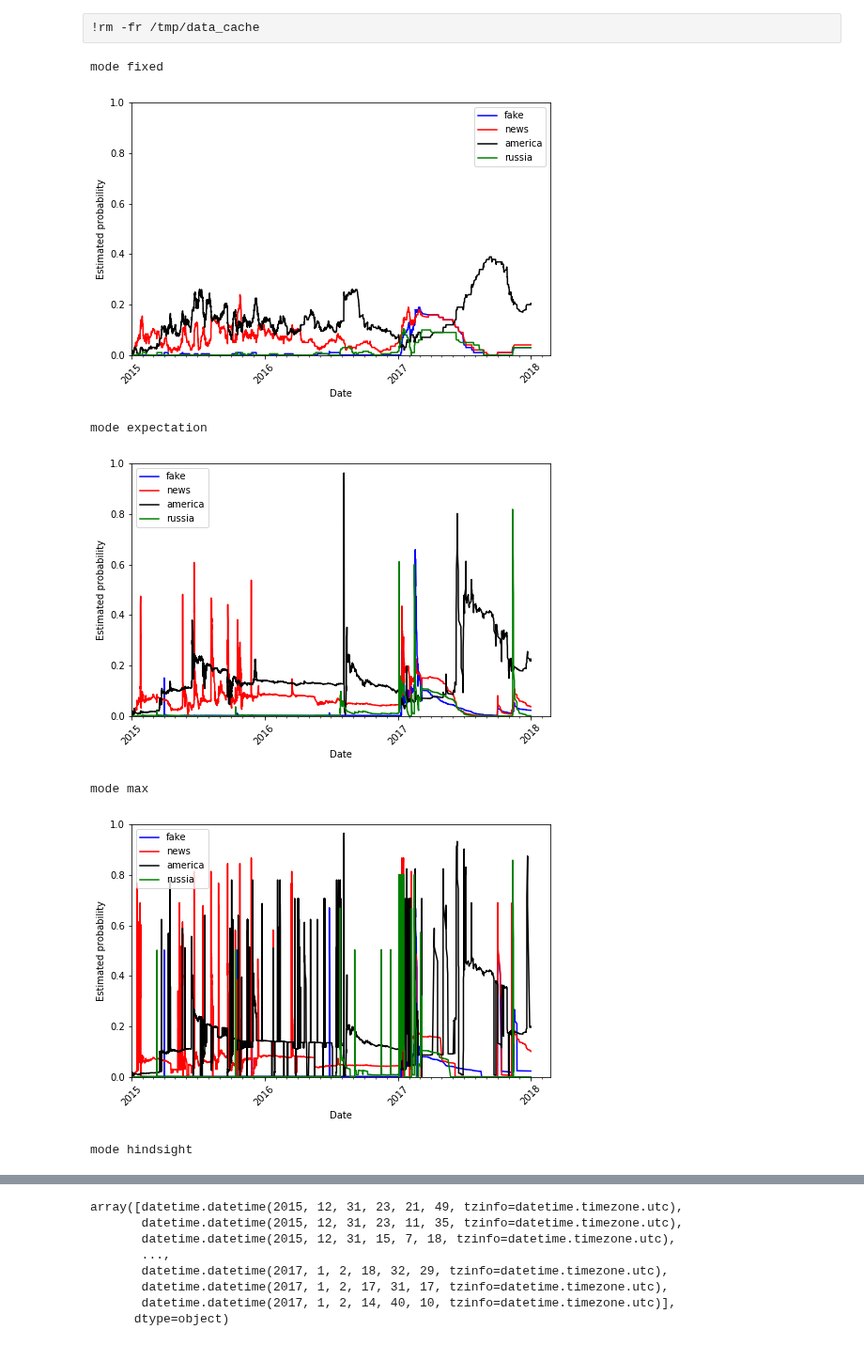
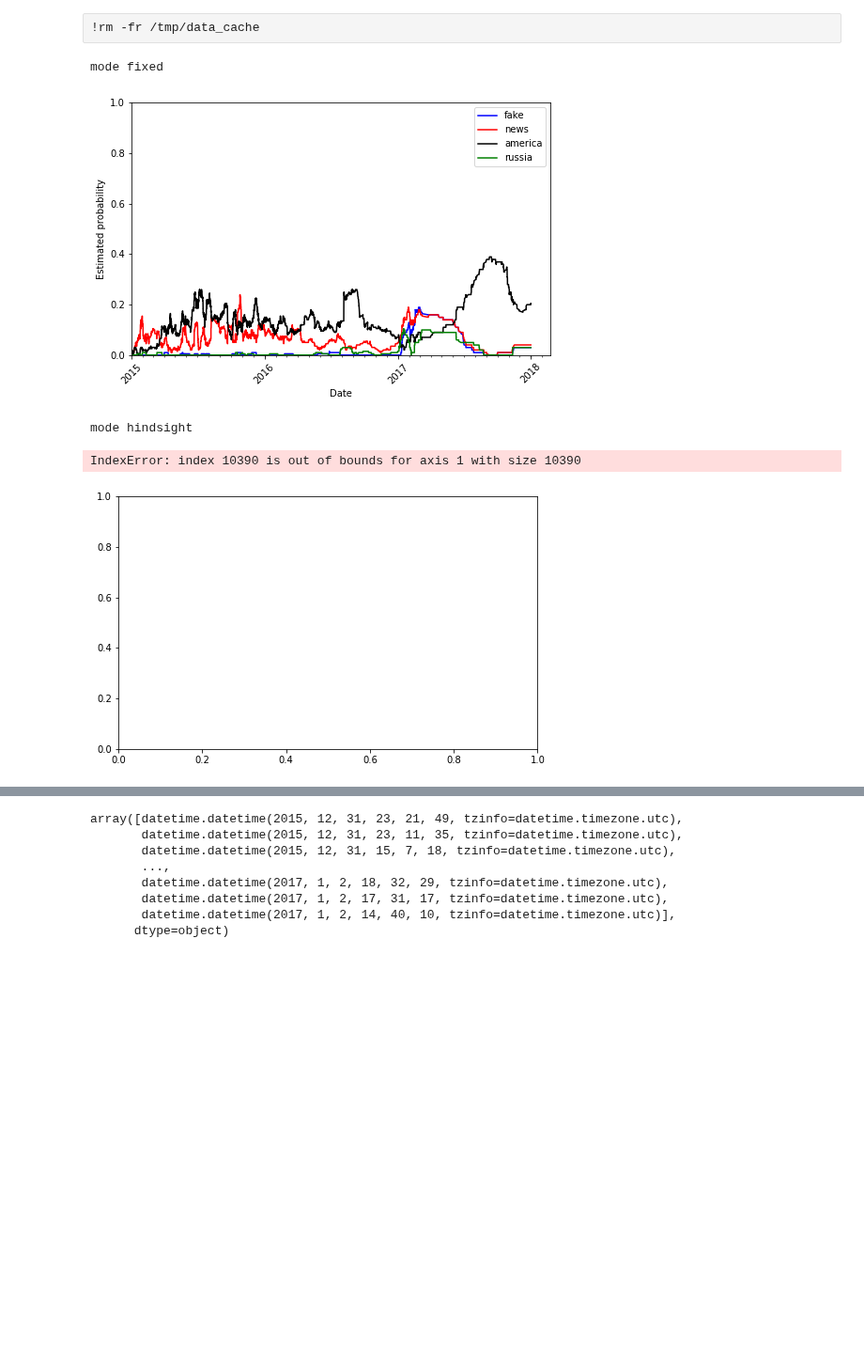
Before and after one commit to laurentperrinet/bayesianchangepoint, a Jupyter notebook: notebooks/test_experimental_data-tweets.ipynb, the cells around one changed output, grey strips where cells are left out. Shown at 94% size. Cells and saved outputs as stored; diff of their text form; code cells hidden in the pictures; blank space fills up the shorter version.

```diff
--- a/notebooks/test_experimental_data-tweets.ipynb
+++ b/notebooks/test_experimental_data-tweets.ipynb
@@ -297,6 +297,11 @@ def analyze(words, mode_, fig_width=8):
         else:
             p_hat, r_hat = bcp.readout(p_bar, r_bar, beliefs, mode=mode_)
 
+        if mode_=='hindsight':
+            print (np.gradient(p_hat).min(), np.gradient(p_hat).max())
+            highgrad = np.abs(np.gradient(p_hat)) > .2
+            p_hat[highgrad] = p_hat[highgrad+1]
+
         ax.plot(datetimes[ind_tweets], p_hat, c=c, label=word)
         #ax.plot(datetimes)
 
@@ -318,36 +323,35 @@ def analyze(words, mode_, fig_width=8):
         tick.set_rotation(45)
 
     ax.set_xlabel('Date')
     ax.set_ylabel('Estimated probability')
     ax.legend(loc='best')
     #ax.set_xlim(datetime.datetime(2015, 6, 15, 12, 21, 4, tzinfo=datetime.timezone.utc), datetime.datetime(2017, 12, 31, 18, 59, 4, tzinfo=datetime.timezone.utc))
 
     ax.set_xlim(datetime.datetime(2015, 1, 1, 12, 21, 4, tzinfo=datetime.timezone.utc))
     ax.set_ylim(0, 1)
 
 
     return fig, ax
 
+modes = ['fixed', 'expectation', 'max', 'hindsight', ]
 modes = ['fixed', 'hindsight', ]
-modes = ['fixed', 'expectation', 'max', 'hindsight', ]
+
 
 for words in [['fake', 'news', 'america', 'russia'],
               #['obama', 'hillary', 'putin', 'pence'],
               #['golf', 'crazy', 'weak', 'joke'],
               #['obama', 'hillary', 'crooked', 'CNN'],
               #['covfefe', 'counsel', 'crooked', 'lightweight'],
               #['great', 'amazing', 'bad', 'sad'],
              ]:
     for i_mode, mode_ in enumerate(modes):
         fig, ax = analyze(words, mode_)
         plt.show()
         import os
         fig.savefig(os.path.join('../../AnticipatorySPEM/figures', 'trump_' + mode_ + '.png'), dpi=400)
 # %% [output]
 mode fixed
 [figure]
-mode expectation
+mode hindsight
+IndexError: index 10390 is out of bounds for axis 1 with size 10390
-[figure, old version]
+[figure, new version]
-mode max
-[figure, removed]
-mode hindsight
```
Also changed, not shown: parts of 1 cell of this notebook.
